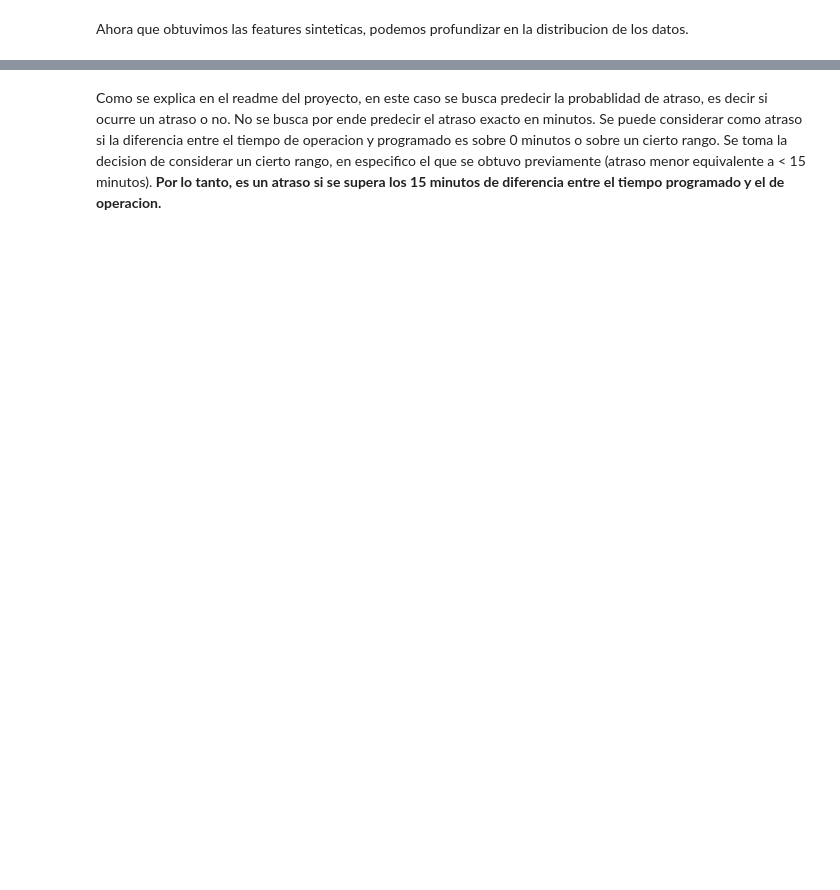
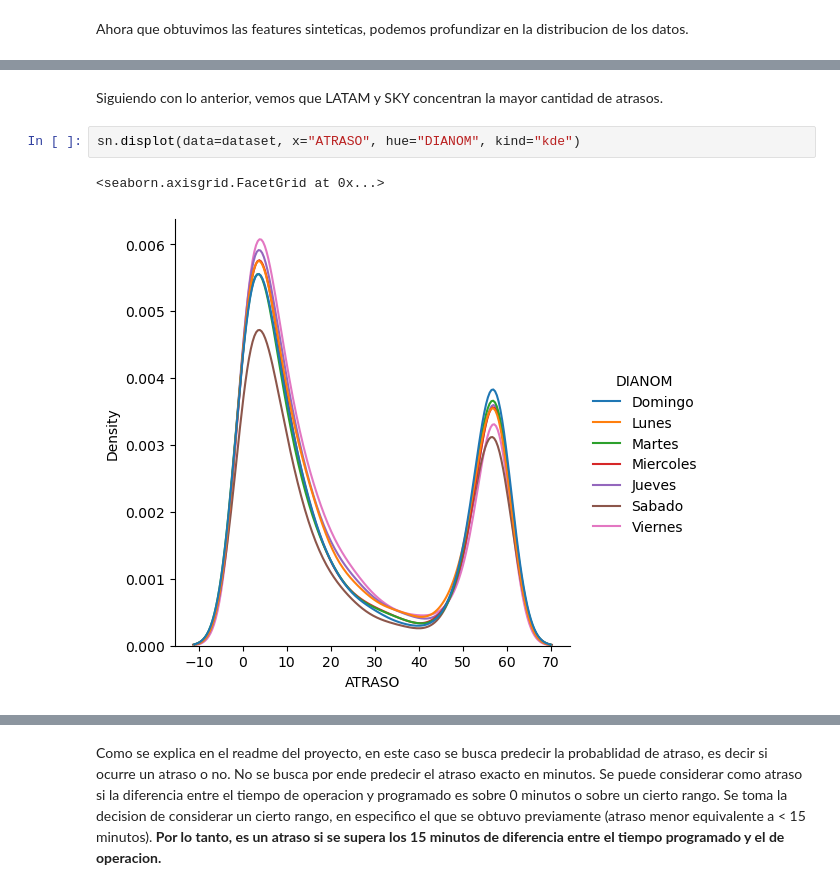
Before and after one commit to sricke/flight-delays, a Jupyter notebook: notebooks/preprocess.ipynb, the cells around one changed output, grey strips where cells are left out. Saved outputs shown, nothing was run; the diff lists cells and outputs as text; blank space fills up the shorter version.

```diff
--- a/notebooks/preprocess.ipynb
+++ b/notebooks/preprocess.ipynb
@@ -131,0 +147,7 @@ sn.histplot(data=dataset, x="Delay")
+# %% [markdown]
+Siguiendo con lo anterior, vemos que LATAM y SKY concentran la mayor cantidad de atrasos.
+# %%
+sn.displot(data=dataset, x="ATRASO", hue="DIANOM", kind="kde")
+# %% [output]
+<seaborn.axisgrid.FacetGrid at 0x...>
+[figure, added]
```
Also changed, not shown: parts of 32 cells of this notebook.
